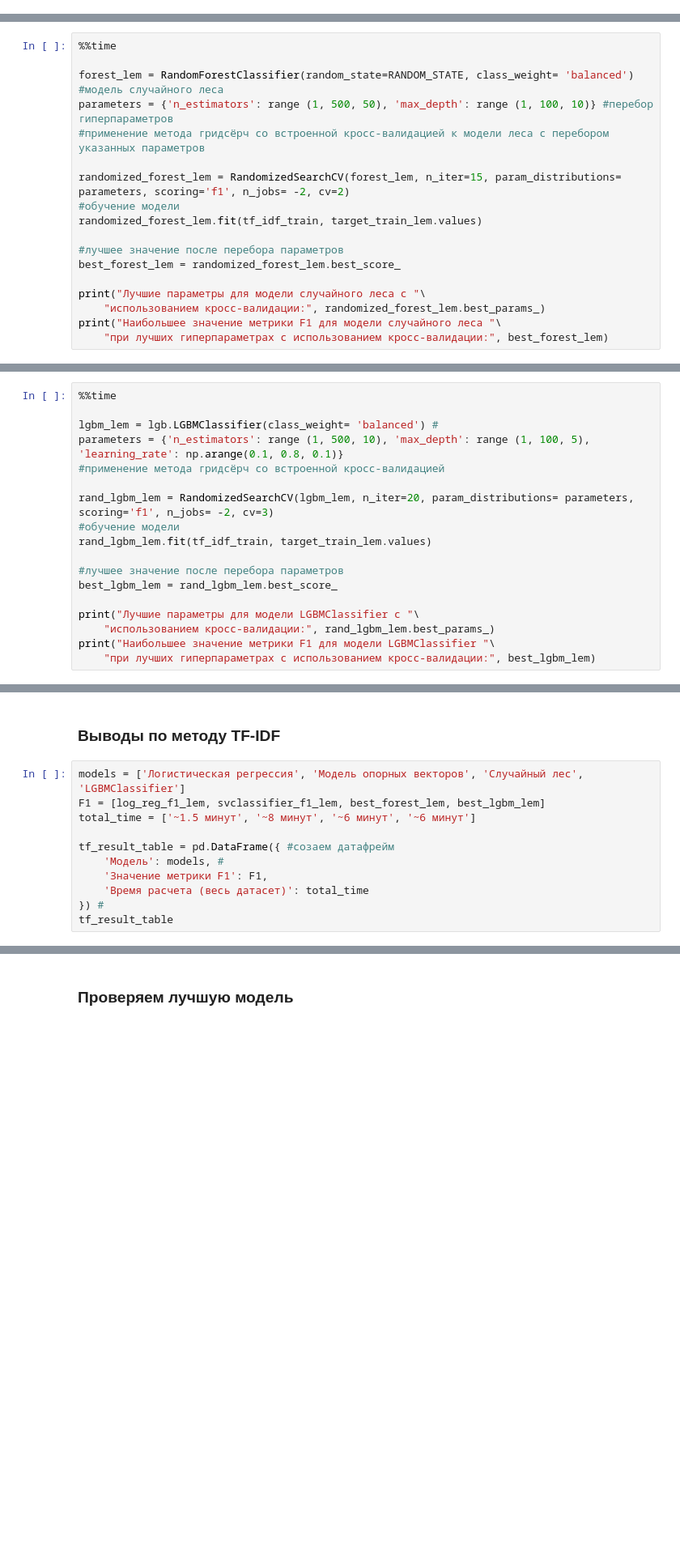
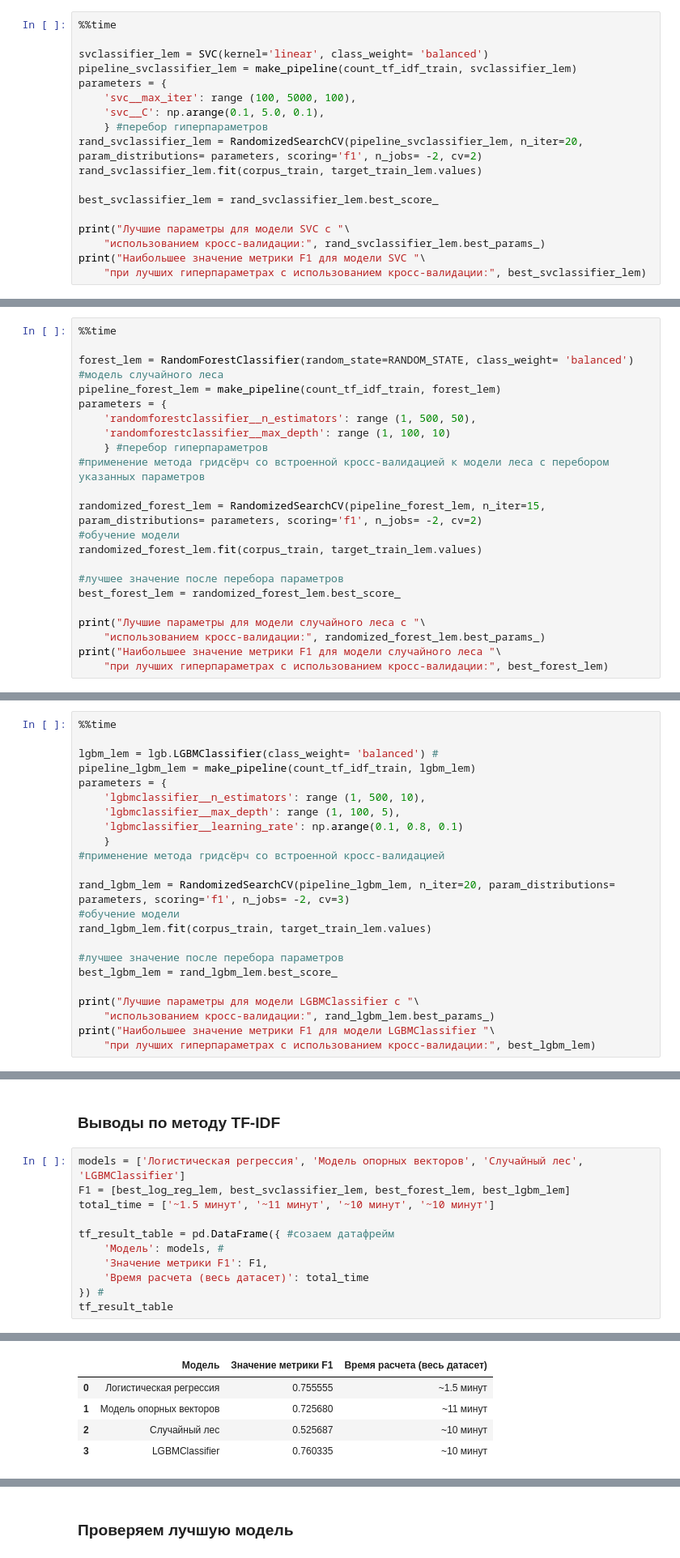
Before and after one commit to rustyt0aster/project13_BERT, a Jupyter notebook: project13_BERT.ipynb, the cells around one changed output, grey strips where cells are left out. Shown at 81% size. Cells and saved outputs as stored; diff of their text form; blank space fills up the shorter version.

```diff
--- a/project13_BERT.ipynb
+++ b/project13_BERT.ipynb
@@ -1129,0 +1121,18 @@ Wall time: 446 ms
+# %%
+%%time
+
+svclassifier_lem = SVC(kernel='linear', class_weight= 'balanced')
+pipeline_svclassifier_lem = make_pipeline(count_tf_idf_train, svclassifier_lem)
+parameters = {
+    'svc__max_iter': range (100, 5000, 100),
+    'svc__C': np.arange(0.1, 5.0, 0.1),
+    } #перебор гиперпараметров
+rand_svclassifier_lem = RandomizedSearchCV(pipeline_svclassifier_lem, n_iter=20, param_distributions= parameters, scoring='f1', n_jobs= -2, cv=2)
+rand_svclassifier_lem.fit(corpus_train, target_train_lem.values)
+
+best_svclassifier_lem = rand_svclassifier_lem.best_score_
+
+print("Лучшие параметры для модели SVC с "\
+    "использованием кросс-валидации:", rand_svclassifier_lem.best_params_)
+print("Наибольшее значение метрики F1 для модели SVC "\
+    "при лучших гиперпараметрах с использованием кросс-валидации:", best_svclassifier_lem)
@@ -1133,12 +1147,16 @@ Wall time: 446 ms
 %%time
 
 forest_lem = RandomForestClassifier(random_state=RANDOM_STATE, class_weight= 'balanced') #модель случайного леса
-parameters = {'n_estimators': range (1, 500, 50), 'max_depth': range (1, 100, 10)} #перебор гиперпараметров
+pipeline_forest_lem = make_pipeline(count_tf_idf_train, forest_lem)
+parameters = {
+    'randomforestclassifier__n_estimators': range (1, 500, 50),
+    'randomforestclassifier__max_depth': range (1, 100, 10)
+    } #перебор гиперпараметров
 #применение метода гридсёрч со встроенной кросс-валидацией к модели леса с перебором указанных параметров
 
-randomized_forest_lem = RandomizedSearchCV(forest_lem, n_iter=15, param_distributions= parameters, scoring='f1', n_jobs= -2, cv=2)
+randomized_forest_lem = RandomizedSearchCV(pipeline_forest_lem, n_iter=15, param_distributions= parameters, scoring='f1', n_jobs= -2, cv=2)
 #обучение модели
-randomized_forest_lem.fit(tf_idf_train, target_train_lem.values)
+randomized_forest_lem.fit(corpus_train, target_train_lem.values)
 
 #лучшее значение после перебора параметров
 best_forest_lem = randomized_forest_lem.best_score_
@@ -1158,12 +1176,17 @@ Wall time: 31.7 s
 %%time
 
 lgbm_lem = lgb.LGBMClassifier(class_weight= 'balanced') #
-parameters = {'n_estimators': range (1, 500, 10), 'max_depth': range (1, 100, 5), 'learning_rate': np.arange(0.1, 0.8, 0.1)}
+pipeline_lgbm_lem = make_pipeline(count_tf_idf_train, lgbm_lem)
+parameters = {
+    'lgbmclassifier__n_estimators': range (1, 500, 10),
+    'lgbmclassifier__max_depth': range (1, 100, 5),
+    'lgbmclassifier__learning_rate': np.arange(0.1, 0.8, 0.1)
+    }
 #применение метода гридсёрч со встроенной кросс-валидацией
 
-rand_lgbm_lem = RandomizedSearchCV(lgbm_lem, n_iter=20, param_distributions= parameters, scoring='f1', n_jobs= -2, cv=3)
+rand_lgbm_lem = RandomizedSearchCV(pipeline_lgbm_lem, n_iter=20, param_distributions= parameters, scoring='f1', n_jobs= -2, cv=3)
 #обучение модели
-rand_lgbm_lem.fit(tf_idf_train, target_train_lem.values)
+rand_lgbm_lem.fit(corpus_train, target_train_lem.values)
 
 #лучшее значение после перебора параметров
 best_lgbm_lem = rand_lgbm_lem.best_score_
@@ -1227,8 +1252,8 @@ Wall time: 1min 1s
 ### Выводы по методу TF-IDF
 # %%
 models = ['Логистическая регрессия', 'Модель опорных векторов', 'Случайный лес', 'LGBMClassifier']
-F1 = [log_reg_f1_lem, svclassifier_f1_lem, best_forest_lem, best_lgbm_lem]
-total_time = ['~1.5 минут', '~8 минут', '~6 минут', '~6 минут']
+F1 = [best_log_reg_lem, best_svclassifier_lem, best_forest_lem, best_lgbm_lem]
+total_time = ['~1.5 минут', '~11 минут', '~10 минут', '~10 минут']
 
 tf_result_table = pd.DataFrame({ #созаем датафрейм
     'Модель': models, #
@@ -1240,0 +1265,5 @@ NameError: name 'log_reg_f1_lem' is not defined
+|  | Модель | Значение метрики F1 | Время расчета (весь датасет) |
+| 0 | Логистическая регрессия | 0.755555 | ~1.5 минут |
+| 1 | Модель опорных векторов | 0.725680 | ~11 минут |
+| 2 | Случайный лес | 0.525687 | ~10 минут |
+| 3 | LGBMClassifier | 0.760335 | ~10 минут |
```
Also changed, not shown: parts of 30 cells of this notebook.
